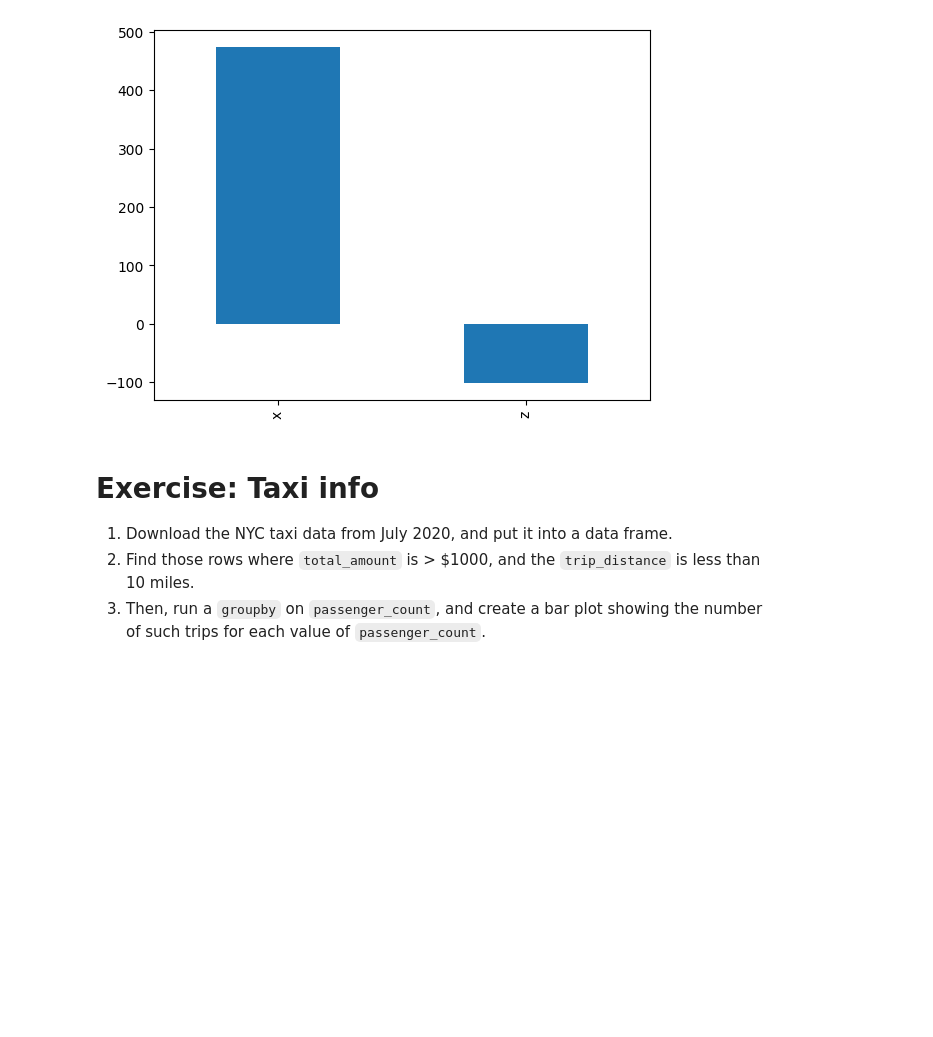
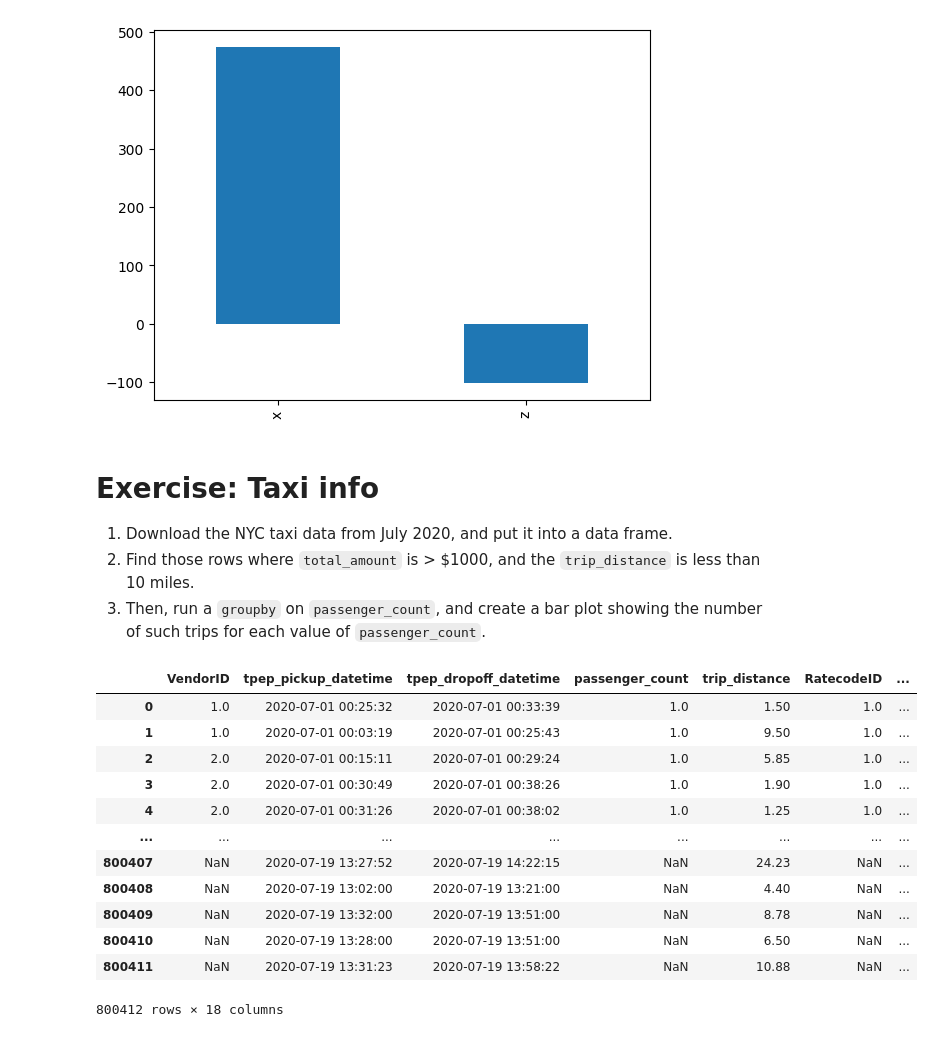
Before and after one commit to opagani/https-github.com-opagani-2024-08Aug-cleaning, a Jupyter notebook: LernerPython - 2024-08Aug-chaining.ipynb, the cells around one changed output. Drawn from its saved outputs; the diff is of its cells as text; code cells hidden in the pictures; blank space fills up the shorter version.

```diff
--- a/LernerPython - 2024-08Aug-chaining.ipynb
+++ b/LernerPython - 2024-08Aug-chaining.ipynb
@@ -271,3 +271,20 @@ dtype: float64
 1. Download the NYC taxi data from July 2020, and put it into a data frame.
 2. Find those rows where `total_amount` is > \$1000, and the `trip_distance` is less than 10 miles.
 3. Then, run a `groupby` on `passenger_count`, and create a bar plot showing the number of such trips for each value of `passenger_count`.
+# %%
+df = pd.read_csv('nyc_taxi_2020-07.csv')
+df
+# %% [output]
+|  | VendorID | tpep_pickup_datetime | tpep_dropoff_datetime | passenger_count | trip_distance | RatecodeID | ... |
+| 0 | 1.0 | 2020-07-01 00:25:32 | 2020-07-01 00:33:39 | 1.0 | 1.50 | 1.0 | ... |
+| 1 | 1.0 | 2020-07-01 00:03:19 | 2020-07-01 00:25:43 | 1.0 | 9.50 | 1.0 | ... |
+| 2 | 2.0 | 2020-07-01 00:15:11 | 2020-07-01 00:29:24 | 1.0 | 5.85 | 1.0 | ... |
+| 3 | 2.0 | 2020-07-01 00:30:49 | 2020-07-01 00:38:26 | 1.0 | 1.90 | 1.0 | ... |
+| 4 | 2.0 | 2020-07-01 00:31:26 | 2020-07-01 00:38:02 | 1.0 | 1.25 | 1.0 | ... |
+| ... | ... | ... | ... | ... | ... | ... | ... |
+| 800407 | NaN | 2020-07-19 13:27:52 | 2020-07-19 14:22:15 | NaN | 24.23 | NaN | ... |
+| 800408 | NaN | 2020-07-19 13:02:00 | 2020-07-19 13:21:00 | NaN | 4.40 | NaN | ... |
+| 800409 | NaN | 2020-07-19 13:32:00 | 2020-07-19 13:51:00 | NaN | 8.78 | NaN | ... |
+| 800410 | NaN | 2020-07-19 13:28:00 | 2020-07-19 13:51:00 | NaN | 6.50 | NaN | ... |
+| 800411 | NaN | 2020-07-19 13:31:23 | 2020-07-19 13:58:22 | NaN | 10.88 | NaN | ... |
+800412 rows × 18 columns
```
